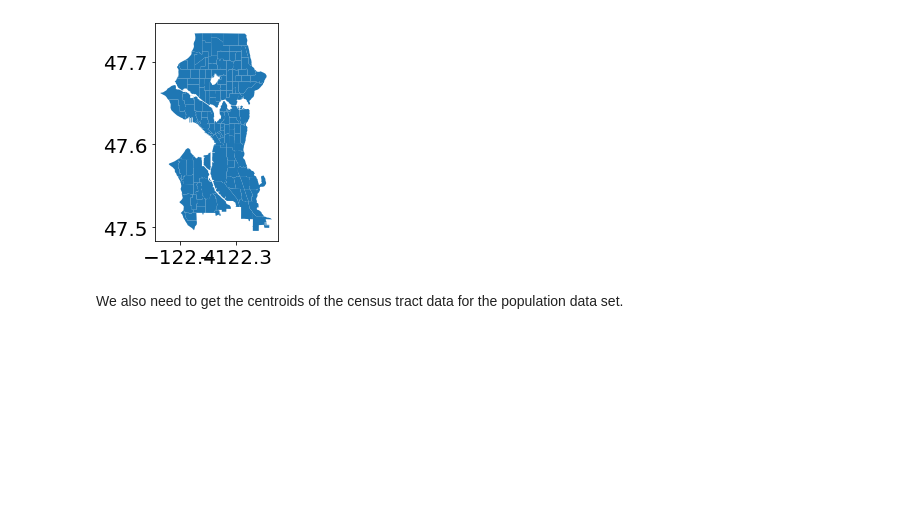
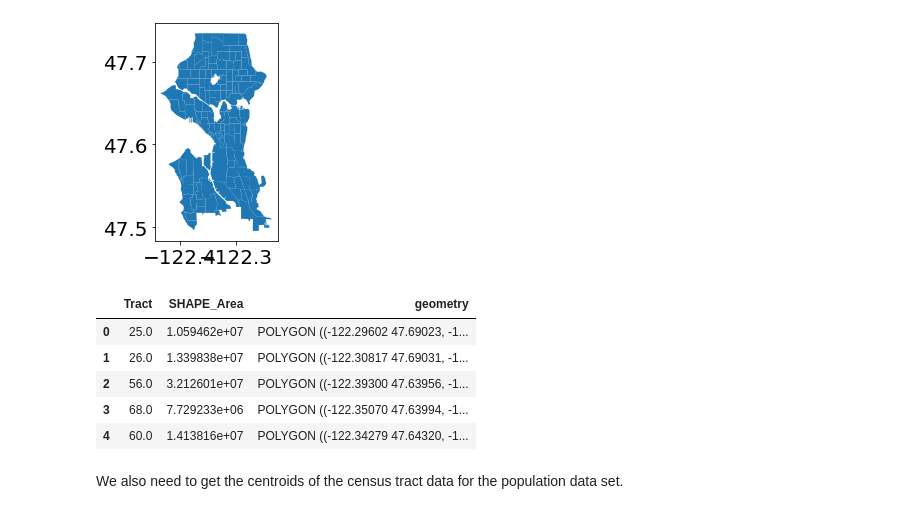
Before and after one commit to Greening-Seattle/Prediction, a Jupyter notebook: Data_Compiler.ipynb, the cells around one changed output. Cells and saved outputs as stored; diff of their text form; code cells hidden in the pictures; blank space fills up the shorter version.

```diff
--- a/Data_Compiler.ipynb
+++ b/Data_Compiler.ipynb
@@ -64,5 +43,5 @@ zips_sea.rename(columns = {'SHAPE_Area_left': 'SHAPE_Area'})
 # %% [markdown]
 ## Census Boundary Download
 # %%
-census_bounds_cleaned = get_census_bounds()
+census_bounds = get_census_bounds()
 # %%
@@ -70,6 +49,15 @@ census_bounds_cleaned.plot()
 # %% [output]
 <AxesSubplot:>
 [figure]
+# %%
+census_bounds.head()
+# %% [output]
+|  | Tract | SHAPE_Area | geometry |
+| 0 | 25.0 | 1.059462e+07 | POLYGON ((-122.29602 47.69023, -1... |
+| 1 | 26.0 | 1.339838e+07 | POLYGON ((-122.30817 47.69031, -1... |
+| 2 | 56.0 | 3.212601e+07 | POLYGON ((-122.39300 47.63956, -1... |
+| 3 | 68.0 | 7.729233e+06 | POLYGON ((-122.35070 47.63994, -1... |
+| 4 | 60.0 | 1.413816e+07 | POLYGON ((-122.34279 47.64320, -1... |
 # %% [markdown]
 We also need to get the centroids of the census tract data for the population data set.
 # %%
```
Also changed, not shown: parts of 46 cells of this notebook.
